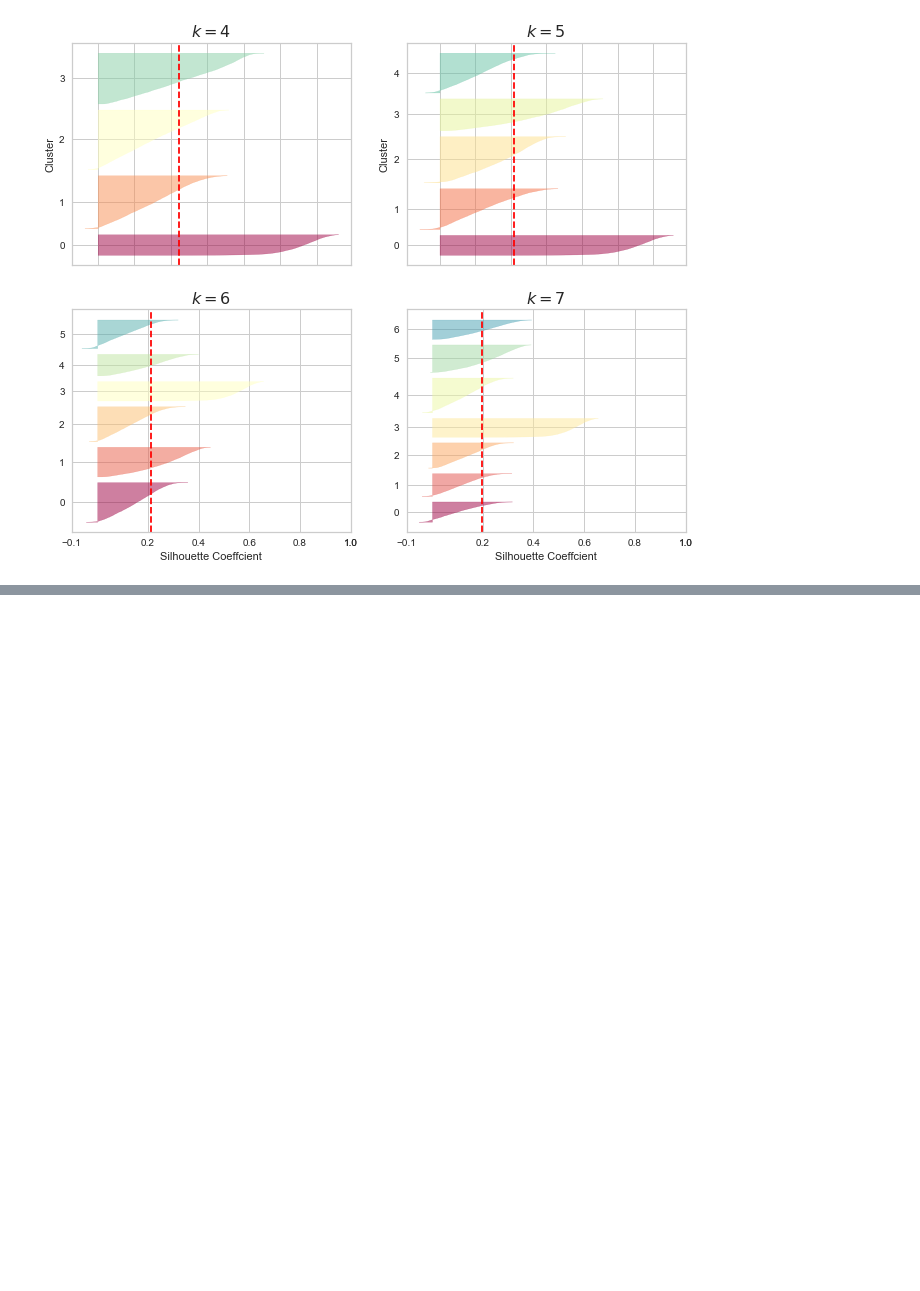
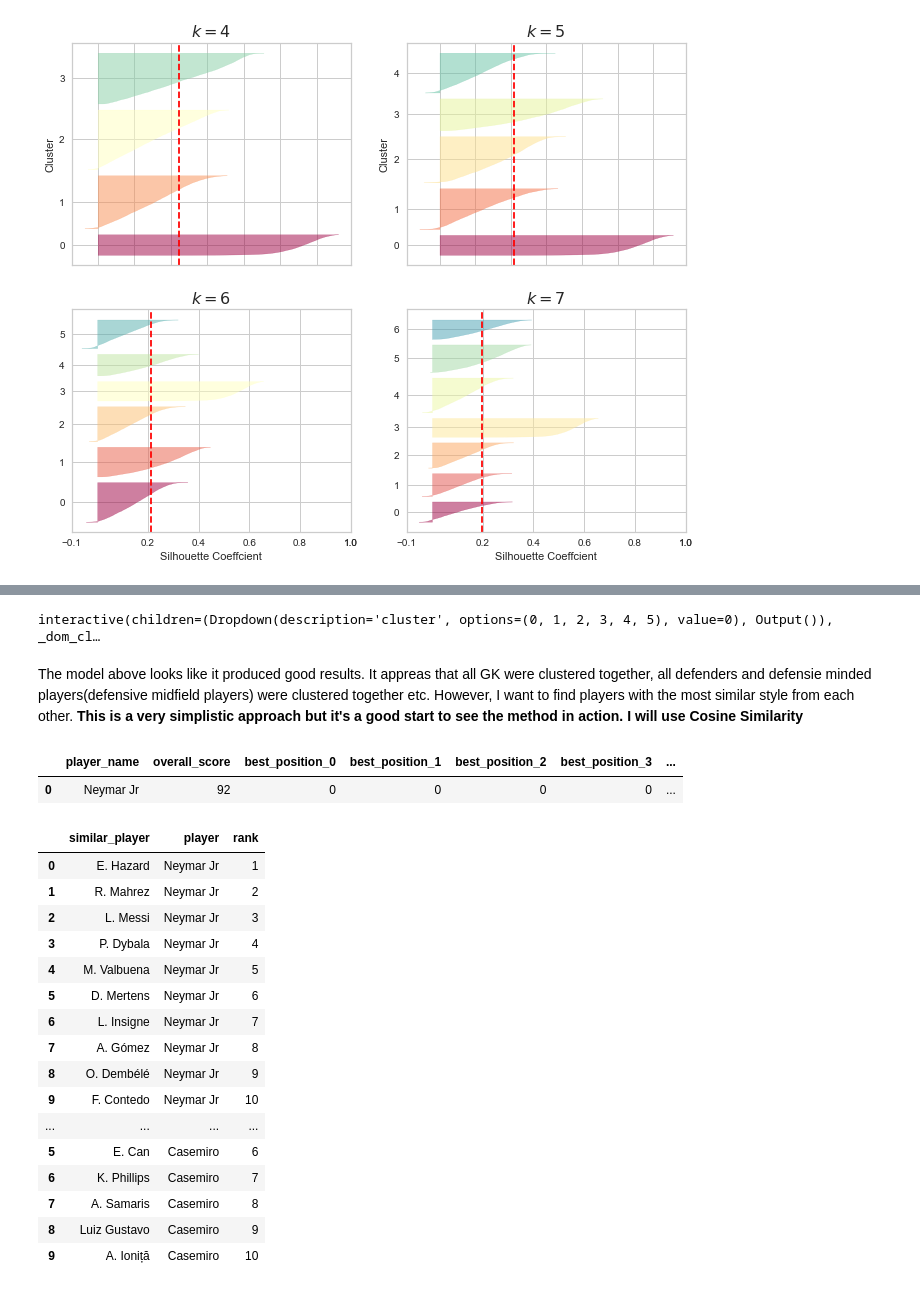
Before and after one commit to drexhepi/player_similarity, a Jupyter notebook: data_n_models.ipynb, the cells around one changed output, grey strips where cells are left out. Saved outputs shown, nothing was run; the diff lists cells and outputs as text; code cells hidden in the pictures; blank space fills up the shorter version.

Commit message:
models complete, streamlit app added

```diff
--- a/data_n_models.ipynb
+++ b/data_n_models.ipynb
@@ -815,0 +832,10 @@ for k in (4,5,6,7):
+# %%
+@interact
+def clusters(cluster = sorted(df.cluster.unique().tolist())):
+    breakdown = df[df['cluster']==cluster].sort_values('overall_score',ascending = False).head(10)
+
+    return breakdown
+# %% [output]
+interactive(children=(Dropdown(description='cluster', options=(0, 1, 2, 3, 4, 5), value=0), Output()), _dom_cl…
+# %% [markdown]
+The model above looks like it produced good results. It appreas that all GK were clustered together, all defenders and defensie minded players(defensive midfield players) were clustered together etc. However, I want to find players with the most similar style from each other. **This is a very simplistic approach but it's a good start to see the method in action. I will use Cosine Similarity**
@@ -815,0 +850,5 @@ for k in (4,5,6,7):
+# %%
+data.head(1)
+# %% [output]
+|  | player_name | overall_score | best_position_0 | best_position_1 | best_position_2 | best_position_3 | ... |
+| 0 | Neymar Jr | 92 | 0 | 0 | 0 | 0 | ... |
@@ -815,0 +983,62 @@ for k in (4,5,6,7):
+# %%
+favorite_players = [
+    'Neymar Jr',
+    'L. Messi',
+    'K. Mbappé',
+    'V. van Dijk',
+    'K. De Bruyne',
+    'E. Hazard',
+    'S. Mané',
+    'R. Sterling',
+    'A. Griezmann',
+    'M. ter Stegen',
+    'Roberto Firmino',
+    'N. Kanté',
+    'Cristiano Ronaldo',
+    'L. Sané',
+    'P. Pogba',
+    'P. Aubameyang',
+    'Ederson',
+    'H. Son',
+    'T. Alexander-Arnold',
+    'Sergio Ramos',
+    'N. Pépé',
+    'Thiago Silva',
+    'T. Kroos',
+    'Casemiro'
+]
+# %%
+def top_players(x):
+    player_match = pd.DataFrame()
+    for i in x:
+        function = cosine(i)
+        function = pd.DataFrame(function, columns = ['similar_player', 'cosine_score'])
+        function.cosine_score = function.cosine_score.astype(float)
+        function['player'] = i
+        function['rank'] = function.groupby('player')['cosine_score'].rank(ascending=False).astype(int)
+        function = function.drop(columns=['cosine_score'])
+        player_match = pd.concat([player_match,function])
+
+    return player_match
+# %%
+player_focus = top_players(favorite_players)
+# %%
+player_focus
+# %% [output]
+|  | similar_player | player | rank |
+| 0 | E. Hazard | Neymar Jr | 1 |
+| 1 | R. Mahrez | Neymar Jr | 2 |
+| 2 | L. Messi | Neymar Jr | 3 |
+| 3 | P. Dybala | Neymar Jr | 4 |
+| 4 | M. Valbuena | Neymar Jr | 5 |
+| 5 | D. Mertens | Neymar Jr | 6 |
+| 6 | L. Insigne | Neymar Jr | 7 |
+| 7 | A. Gómez | Neymar Jr | 8 |
+| 8 | O. Dembélé | Neymar Jr | 9 |
+| 9 | F. Contedo | Neymar Jr | 10 |
+| ... | ... | ... | ... |
+| 5 | E. Can | Casemiro | 6 |
+| 6 | K. Phillips | Casemiro | 7 |
+| 7 | A. Samaris | Casemiro | 8 |
+| 8 | Luiz Gustavo | Casemiro | 9 |
+| 9 | A. Ioniță | Casemiro | 10 |
```
Also changed, not shown: parts of 12 cells of this notebook, 2 other files.
